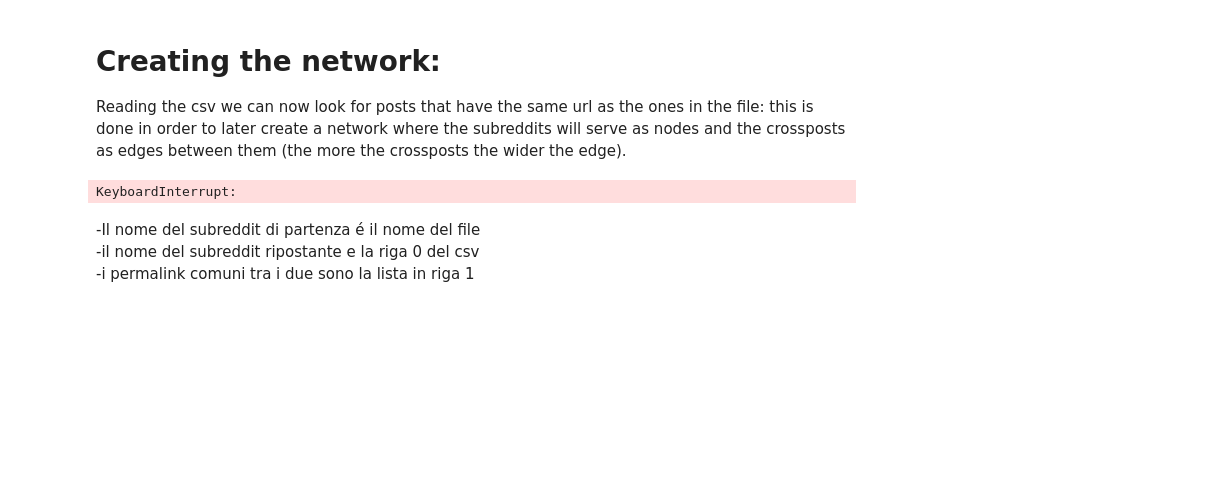
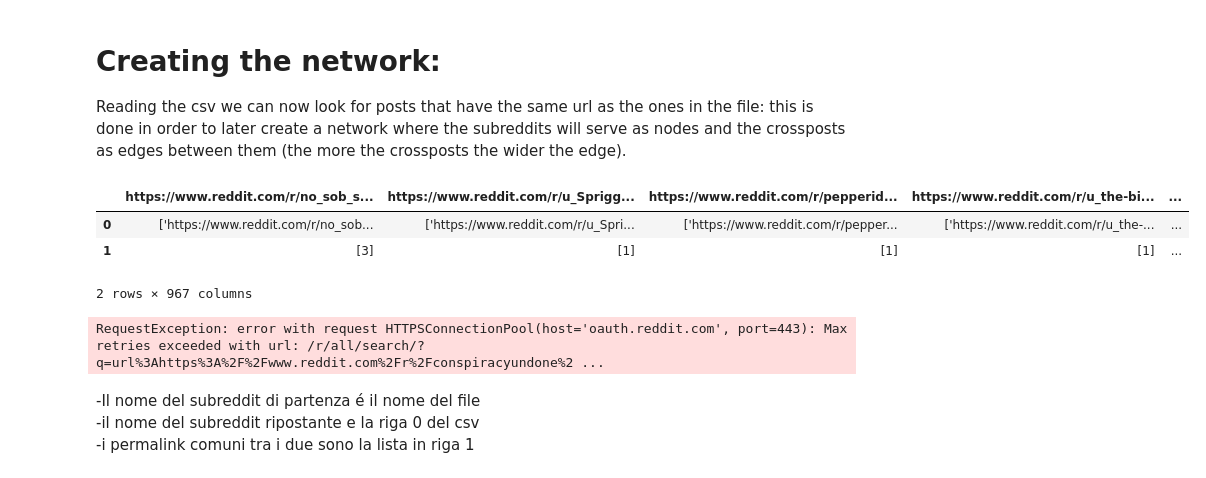
Before and after one commit to dbrembilla/redditholes, a Jupyter notebook: EPDS_redditScrape.ipynb, the cells around one changed output. Cells and saved outputs as stored; diff of their text form; code cells hidden in the pictures; blank space fills up the shorter version.

```diff
--- a/EPDS_redditScrape.ipynb
+++ b/EPDS_redditScrape.ipynb
@@ -39,8 +39,16 @@ df.to_csv(r'results/conspiracy_top_url.csv',index=False)
 # %% [markdown]
 # Creating the network:
 Reading the csv we can now look for posts that have the same url as the ones in the file: this is done in order to later create a network where the subreddits will serve as nodes and the crossposts as edges between them (the more the crossposts the wider the edge).
+# %%
+df= pd.read_csv('results/conspiracy_url_copy.csv')
+df.head()
+# %% [output]
+|  | https://www.reddit.com/r/no_sob_s... | https://www.reddit.com/r/u_Sprigg... | https://www.reddit.com/r/pepperid... | https://www.reddit.com/r/u_the-bi... | ... |
+| 0 | ['https://www.reddit.com/r/no_sob... | ['https://www.reddit.com/r/u_Spri... | ['https://www.reddit.com/r/pepper... | ['https://www.reddit.com/r/u_the-... | ... |
+| 1 | [3] | [1] | [1] | [1] | ... |
+2 rows × 967 columns
 # %%
-df1 = pd.read_csv('results/conspiracy_top_url.csv')
+df1 = pd.read_csv('results/conspiracy_url_copy.csv')
 id_to_analyse = []
 for column in df1.columns:
     value = df1[column][1][1:-1]
@@ -48,6 +56,7 @@ for column in df1.columns:
         ind = column.index('/r/')
         id = column[ind+3:]
         id_to_analyse.append(id)
+
 
 for subreddit in id_to_analyse:
     post_list=list()
@@ -71,7 +80,7 @@ for subreddit in id_to_analyse:
     df = pd.DataFrame(conspiracy_dict)
     df.to_csv(r'results/'+subreddit+'.csv')
 # %% [output]
-KeyboardInterrupt:
+RequestException: error with request HTTPSConnectionPool(host='oauth.reddit.com', port=443): Max retries exceeded with url: /r/all/search/?q=url%3Ahttps%3A%2F%2Fwww.reddit.com%2Fr%2Fconspiracyundone%2 ...
 # %% [markdown]
 -Il nome del subreddit di partenza é il nome del file <br>
 -il nome del subreddit ripostante  e la riga 0 del csv <br>
```
Also changed, not shown: parts of 1 cell of this notebook, 14 other files.
